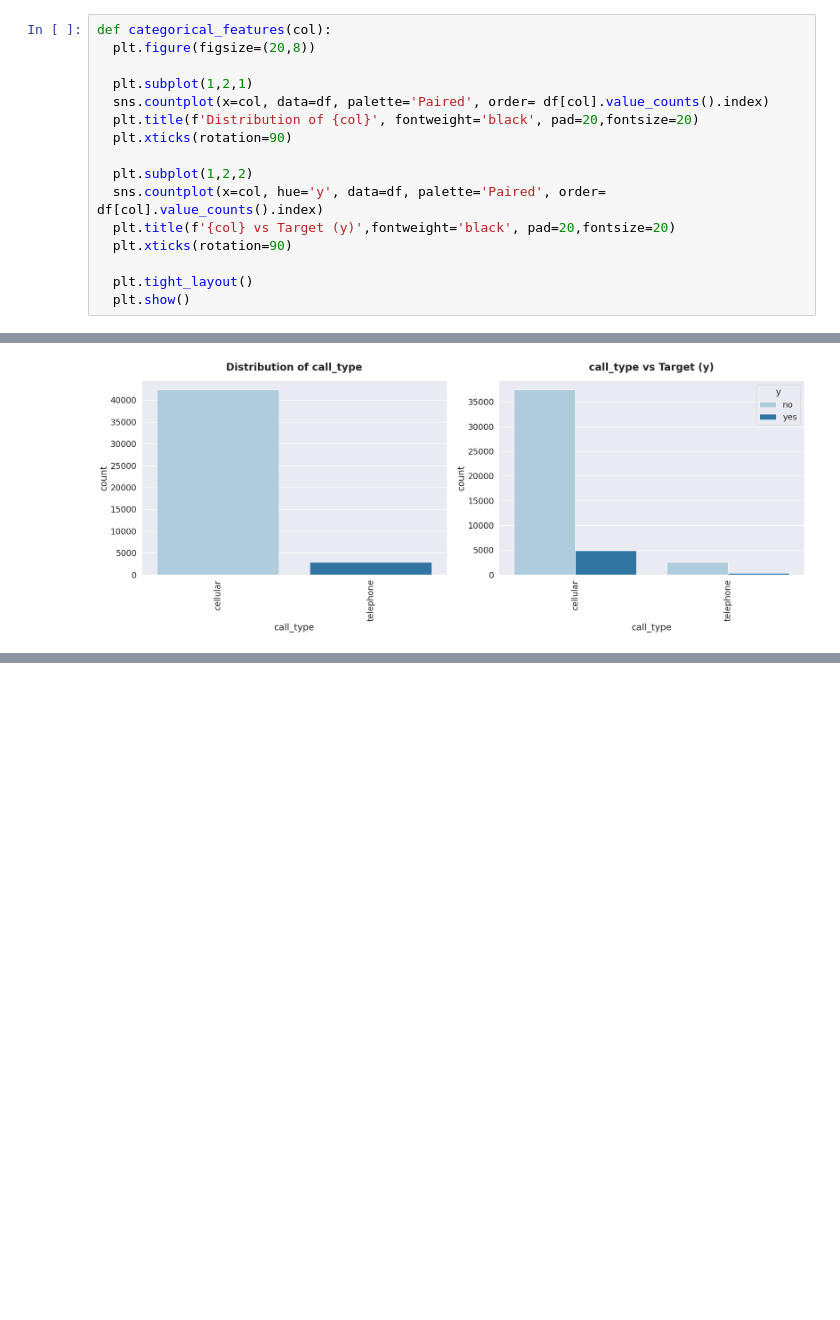
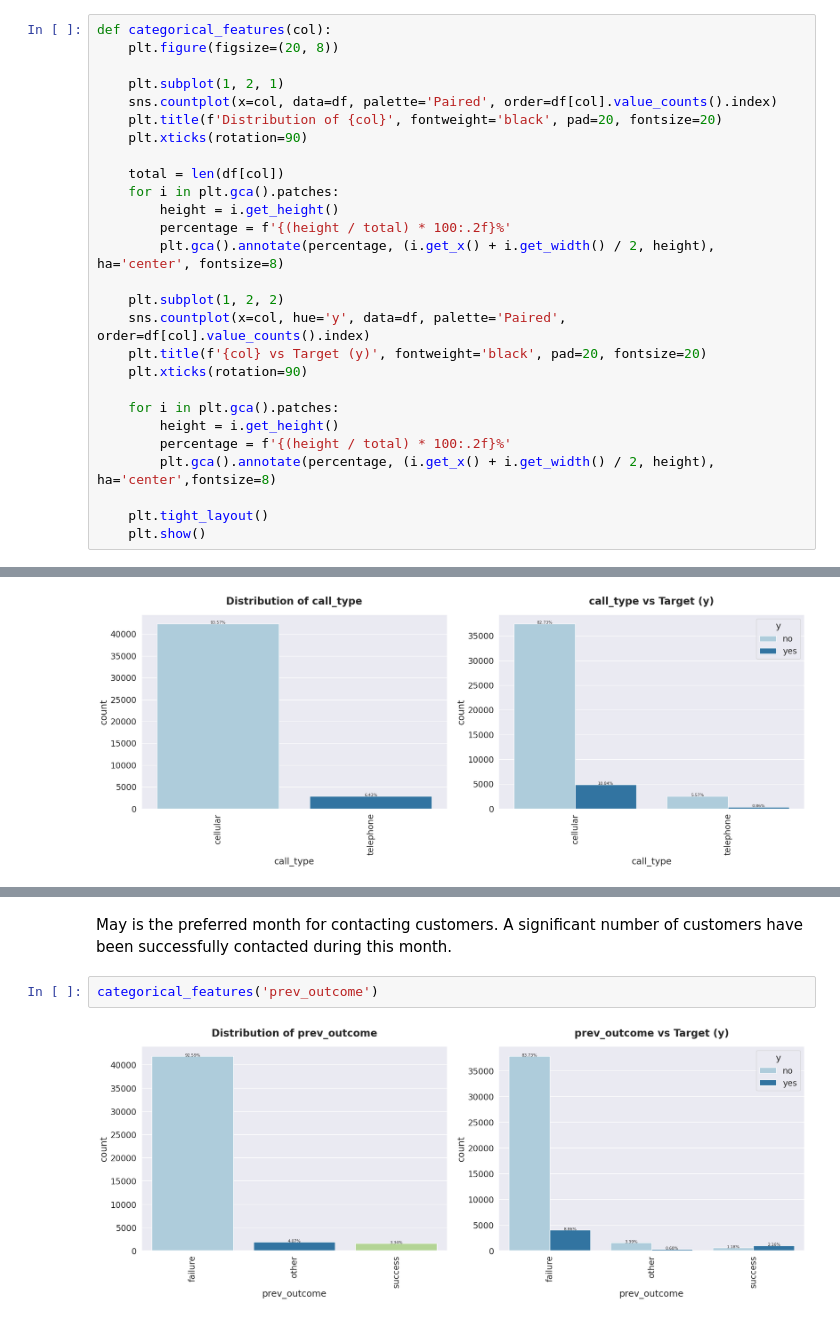
Before and after one commit to ShreeKeshavan/Client_Conversion_Prediction, a Jupyter notebook: Customer_Conversion_Prediction.ipynb, the cells around one changed output, grey strips where cells are left out. Saved outputs shown, nothing was run; the diff lists cells and outputs as text; blank space fills up the shorter version.

```diff
--- a/Customer_Conversion_Prediction.ipynb
+++ b/Customer_Conversion_Prediction.ipynb
@@ -449,19 +473,30 @@ categorical_columns.head(5)
 # %%
 def categorical_features(col):
-  plt.figure(figsize=(20,8))
+    plt.figure(figsize=(20, 8))
 
-  plt.subplot(1,2,1)
-  sns.countplot(x=col, data=df, palette='Paired', order= df[col].value_counts().index)
-  plt.title(f'Distribution of {col}', fontweight='black', pad=20,fontsize=20)
-  plt.xticks(rotation=90)
+    plt.subplot(1, 2, 1)
+    sns.countplot(x=col, data=df, palette='Paired', order=df[col].value_counts().index)
+    plt.title(f'Distribution of {col}', fontweight='black', pad=20, fontsize=20)
+    plt.xticks(rotation=90)
 
-  plt.subplot(1,2,2)
-  sns.countplot(x=col, hue='y', data=df, palette='Paired', order= df[col].value_counts().index)
-  plt.title(f'{col} vs Target (y)',fontweight='black', pad=20,fontsize=20)
-  plt.xticks(rotation=90)
+    total = len(df[col])
+    for i in plt.gca().patches:
+        height = i.get_height()
+        percentage = f'{(height / total) * 100:.2f}%'
+        plt.gca().annotate(percentage, (i.get_x() + i.get_width() / 2, height), ha='center', fontsize=8)
 
-  plt.tight_layout()
-  plt.show()
+    plt.subplot(1, 2, 2)
+    sns.countplot(x=col, hue='y', data=df, palette='Paired', order=df[col].value_counts().index)
+    plt.title(f'{col} vs Target (y)', fontweight='black', pad=20, fontsize=20)
+    plt.xticks(rotation=90)
+
+    for i in plt.gca().patches:
+        height = i.get_height()
+        percentage = f'{(height / total) * 100:.2f}%'
+        plt.gca().annotate(percentage, (i.get_x() + i.get_width() / 2, height), ha='center',fontsize=8)
+
+    plt.tight_layout()
+    plt.show()
 # %%
 categorical_features('job')
 # %% [output]
@@ -484,0 +534,7 @@ categorical_features('mon')
+# %% [markdown]
+May is the preferred month for contacting customers.
+A significant number of customers have been successfully contacted during this month.
+# %%
+categorical_features('prev_outcome')
+# %% [output]
+[figure, added]
```
Also changed, not shown: parts of 63 cells of this notebook.
